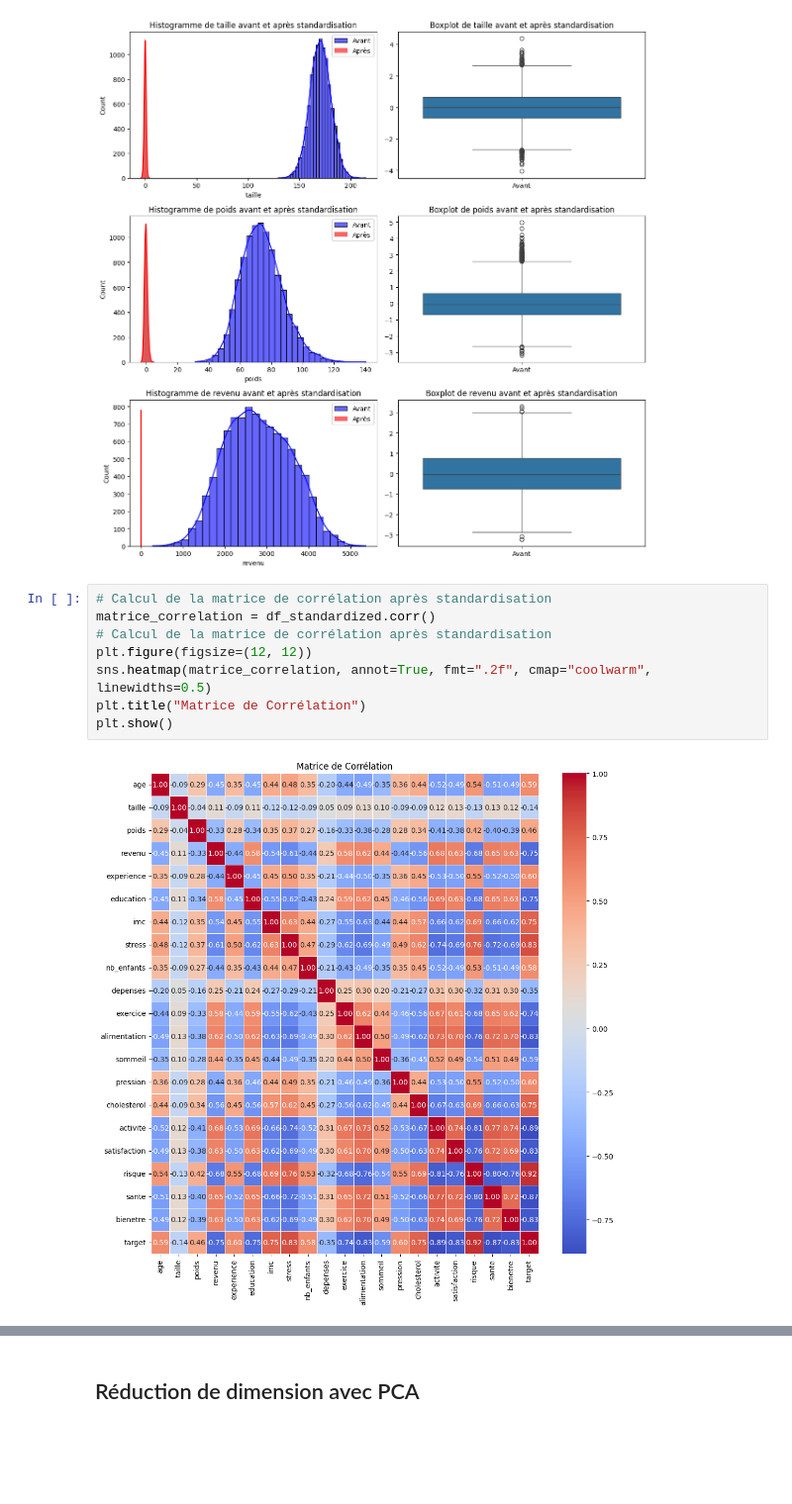
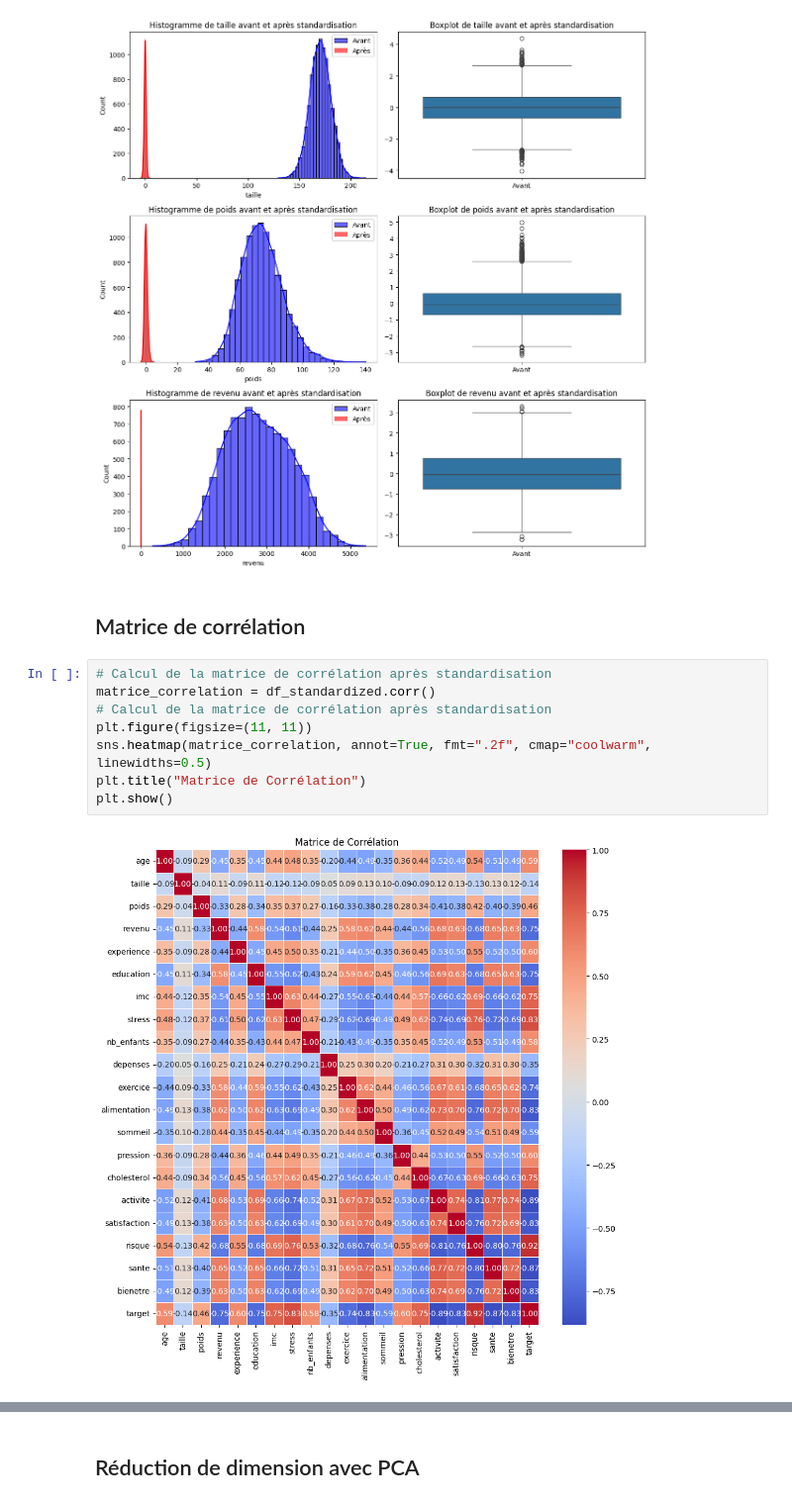
Before and after one commit to Hajaarh/health_state_classifier, a Jupyter notebook: health_state_ml.ipynb, the cells around one changed output, grey strips where cells are left out. Shown at 99% size. Drawn from its saved outputs; the diff is of its cells as text; blank space fills up the shorter version.

```diff
--- a/health_state_ml.ipynb
+++ b/health_state_ml.ipynb
@@ -103,13 +130,15 @@ plt.tight_layout()
 plt.show()
 # %% [output]
 [figure]
+# %% [markdown]
+## Matrice de corrélation
 # %%
 # Calcul de la matrice de corrélation après standardisation
 matrice_correlation = df_standardized.corr()
 # Calcul de la matrice de corrélation après standardisation
-plt.figure(figsize=(12, 12))
+plt.figure(figsize=(11, 11))
 sns.heatmap(matrice_correlation, annot=True, fmt=".2f", cmap="coolwarm", linewidths=0.5)
 plt.title("Matrice de Corrélation")
 plt.show()
 # %% [output]
-[figure, old version]
+[figure, new version]
```
Also changed, not shown: parts of 20 cells of this notebook.
